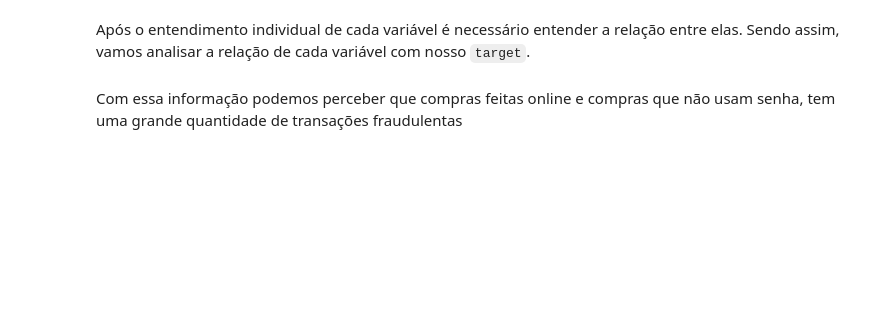
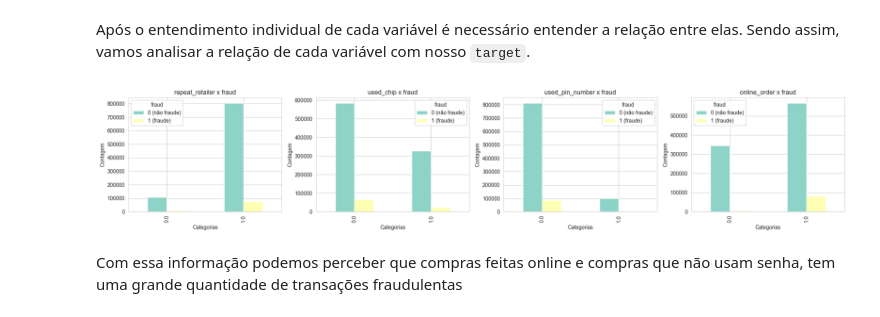
Before and after one commit to gabrielctfrr/Modelo_de_Deteccao_Fraudes, a Jupyter notebook: notebooks/Detec_Fraudes.ipynb, the cells around one changed output. Saved outputs shown, nothing was run; the diff lists cells and outputs as text; code cells hidden in the pictures; blank space fills up the shorter version.

```diff
--- a/notebooks/Detec_Fraudes.ipynb
+++ b/notebooks/Detec_Fraudes.ipynb
@@ -1850,4 +186,20 @@ Para as variáveis númericas foram feitas análise gráficas
 # %% [markdown]
 Após o entendimento individual de cada variável é necessário entender a relação entre elas. Sendo assim, vamos analisar a relação de cada variável com nosso ``target``.
+# %%
+plt.figure(figsize=(20, 4))
+
+for i, col in enumerate(cols_cat, 1):
+    plt.subplot(1, 4, i)
+    cross = pd.crosstab(df[col], df['fraud'])
+    cross.plot(kind='bar', ax=plt.gca())
+    plt.title(f'{col} x fraud')
+    plt.xlabel('Categorias')
+    plt.ylabel('Contagem')
+    plt.legend(title='fraud', labels=['0 (não fraude)', '1 (fraude)'])
+
+plt.tight_layout()
+plt.show()
+# %% [output]
+[figure, added]
 # %% [markdown]
 Com essa informação podemos perceber que compras feitas online e compras que não usam senha, tem uma grande quantidade de transações fraudulentas
```
Also changed, not shown: parts of 58 cells of this notebook.
